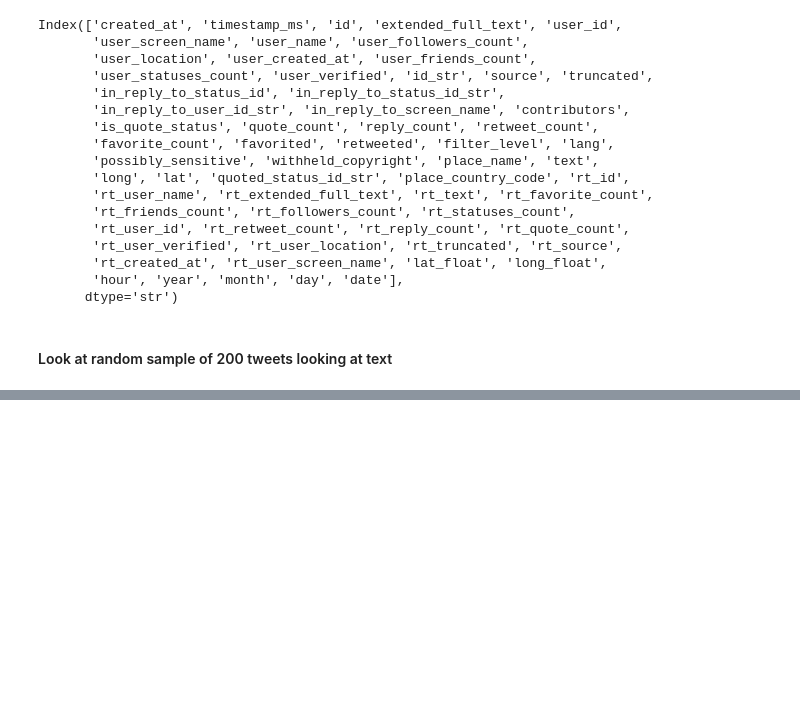
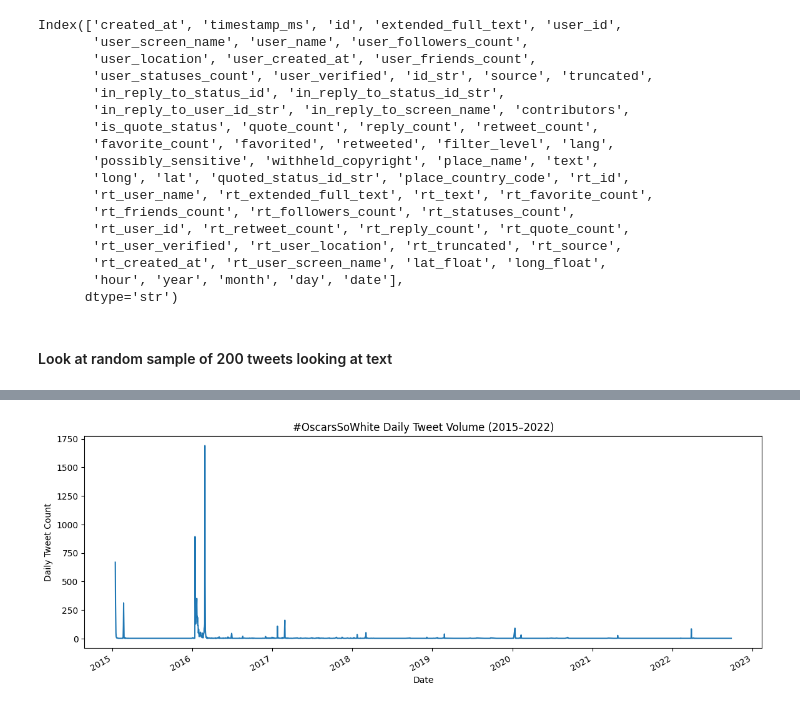
Before and after one commit to nmaharaj28/comm3180_S26_Data_Project, a Jupyter notebook: data_analysis/example_twitter_sample_data.ipynb, the cells around one changed output, grey strips where cells are left out. Saved outputs shown, nothing was run; the diff lists cells and outputs as text; code cells hidden in the pictures; blank space fills up the shorter version.

```diff
--- a/data_analysis/example_twitter_sample_data.ipynb
+++ b/data_analysis/example_twitter_sample_data.ipynb
@@ -210,0 +253,9 @@ Length: 200, dtype: str
+# %%
+df['date_dt'] = pd.to_datetime(df['date'], format='%m/%d/%Y')
+df.set_index('date_dt')['count'].plot(figsize=(14, 5))
+plt.xlabel('Date')
+plt.ylabel('Daily Tweet Count')
+plt.title('#OscarsSoWhite Daily Tweet Volume (2015–2022)')
+plt.show()
+# %% [output]
+[figure, added]
```
Also changed, not shown: parts of 7 cells of this notebook, 2 other files.
